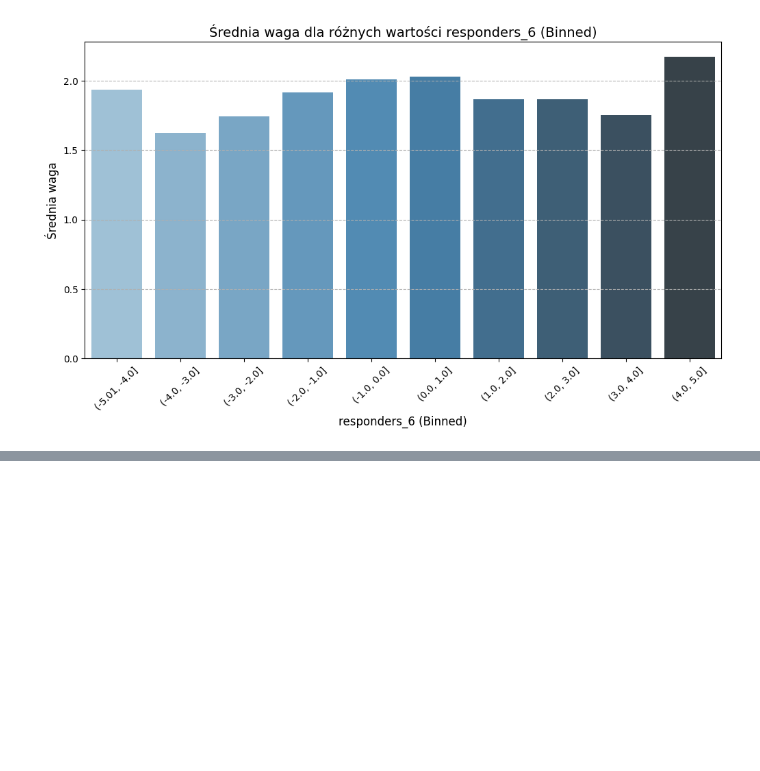
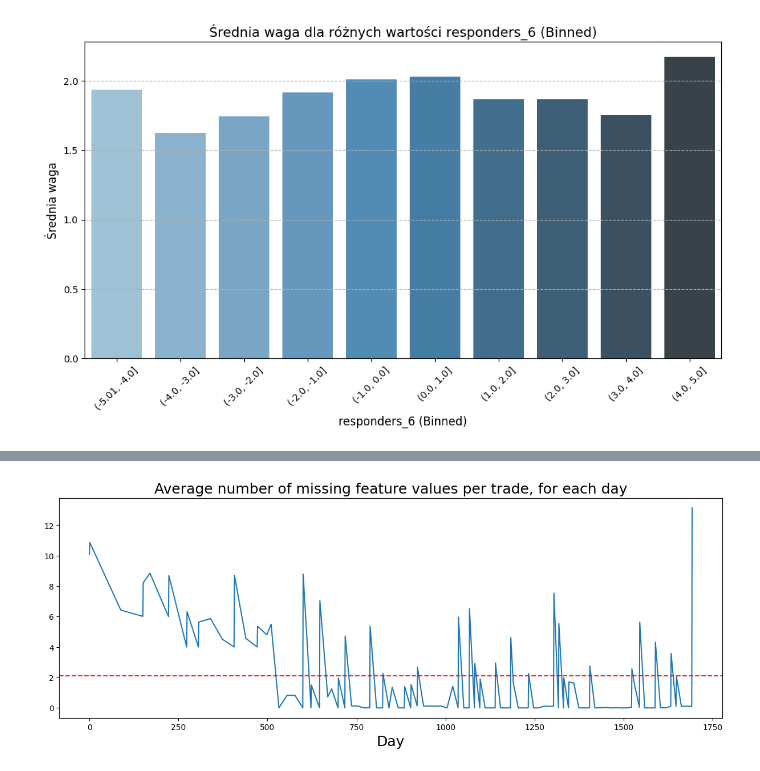
Before and after one commit to Pheoxis/Jane_Street, a Jupyter notebook: EDA.ipynb, the cells around one changed output, grey strips where cells are left out. Saved outputs shown, nothing was run; the diff lists cells and outputs as text; code cells hidden in the pictures; blank space fills up the shorter version.

```diff
--- a/EDA.ipynb
+++ b/EDA.ipynb
@@ -375,0 +473,25 @@ Passing `palette` without assigning `hue` is deprecated and will be removed in v
+# %%
+# Calculate the count of weights per date_id and flatten the column index
+count_weights = sampled_df[['date_id', 'weight']].groupby('date_id').agg(['count']).compute()
+count_weights.columns = ['weights']  # Flatten the column names
+
+# Compute the missing features DataFrame
+missing_features = sampled_df.iloc[:, 7:137].isnull().sum(axis=1).groupby(sampled_df['date_id']).sum().compute().to_frame()
+missing_features.columns = ['missing']  # Rename the column for clarity
+
+# Merge the DataFrames
+result = pd.merge(count_weights, missing_features, on="date_id", how="inner")
+
+# Calculate the ratio and the mean of missing features per trade
+result['ratio'] = result['missing'] / result['weights']
+missing_per_trade = result['ratio'].mean()
+
+# Now make a plot
+fig, ax = plt.subplots(figsize=(15, 5))
+plt.plot(result['ratio'])
+plt.axhline(missing_per_trade, linestyle='--', alpha=0.85, c='r')
+ax.set_xlabel("Day", fontsize=18)
+ax.set_title("Average number of missing feature values per trade, for each day", fontsize=18)
+plt.show()
+# %% [output]
+[figure, added]
```
Also changed, not shown: parts of 9 cells of this notebook.
